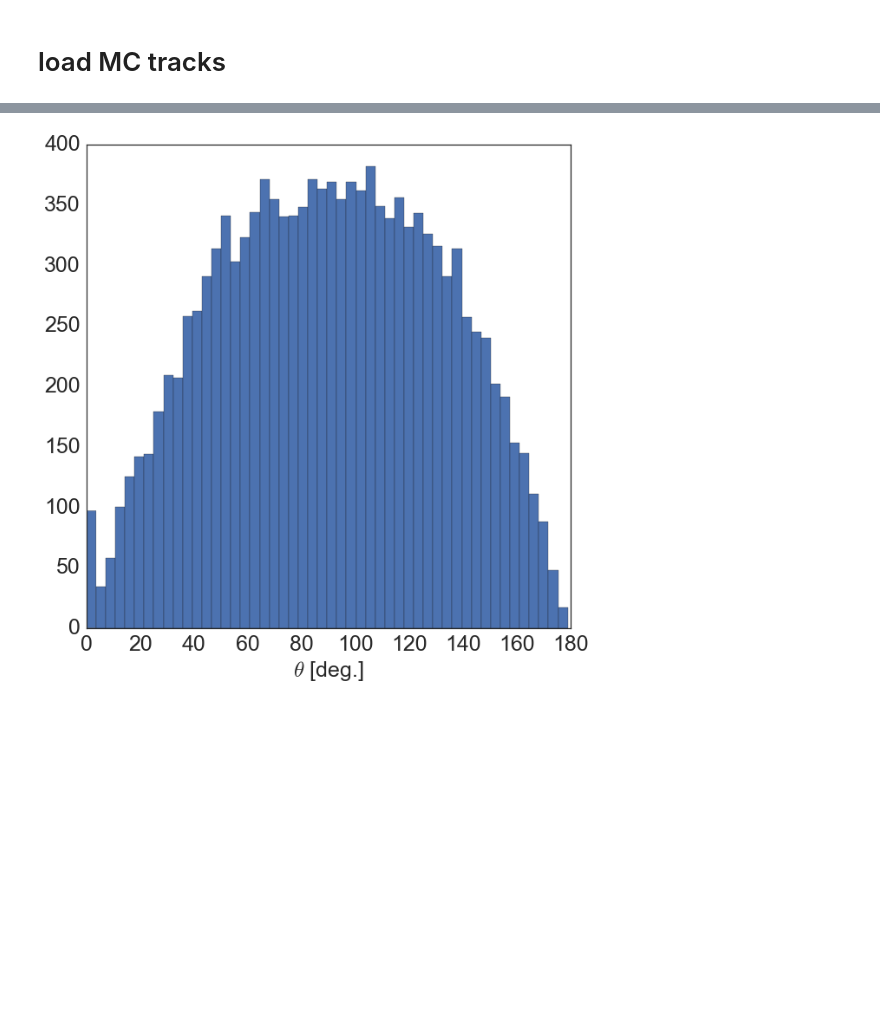
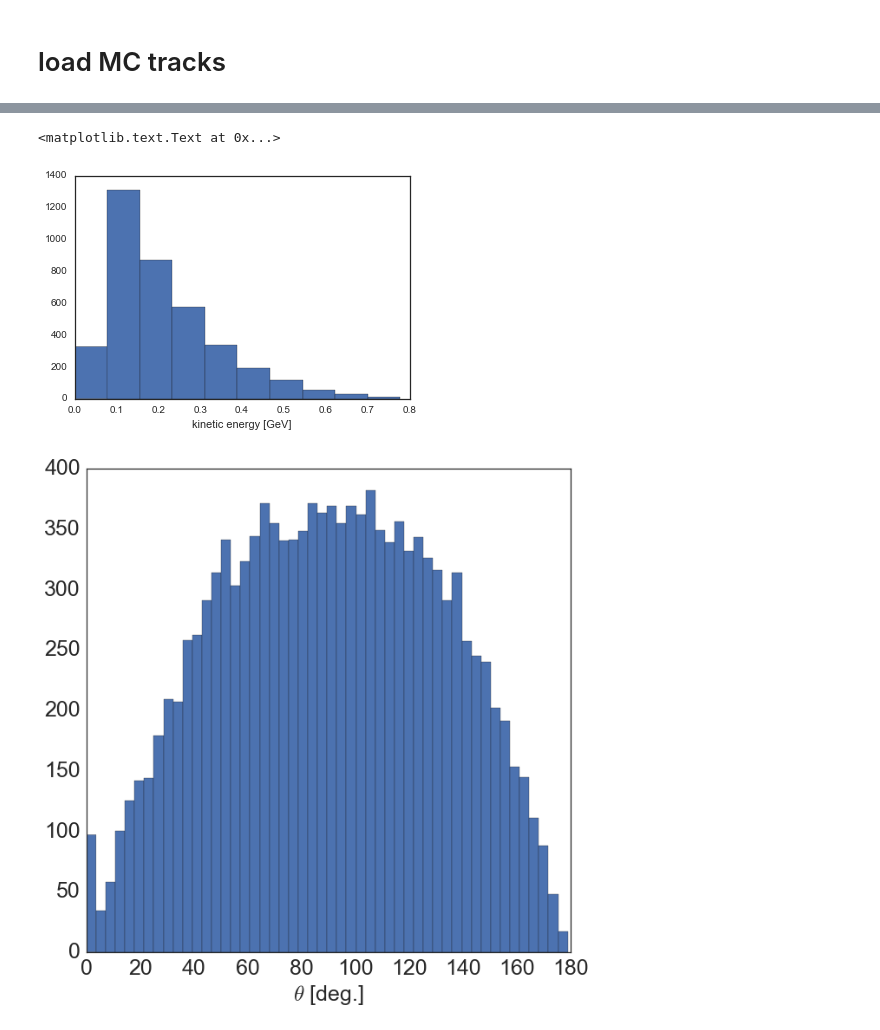
Before and after one commit to erezcoh4/AnalysisTreesInformation, a Jupyter notebook: AnaTreesPackage/notebooks/MC_SingleParticle_anatrees_plots.ipynb, the cells around one changed output, grey strips where cells are left out. Cells and saved outputs as stored; diff of their text form; code cells hidden in the pictures; blank space fills up the shorter version.

```diff
--- a/AnaTreesPackage/notebooks/MC_SingleParticle_anatrees_plots.ipynb
+++ b/AnaTreesPackage/notebooks/MC_SingleParticle_anatrees_plots.ipynb
@@ -32,3 +57,9 @@ MC_gen_protons[MC_gen_protons.pdg==2212]
+# %%
+plt.hist(MC_gen_protons.Eng-0.938)
+plt.xlabel('kinetic energy [GeV]')
+# %% [output]
+<matplotlib.text.Text at 0x...>
+[figure, added]
 # %%
 pt.plot_1d_hist(180/3.1415*MC_protons.truth_theta,bins=50,histtype='bar',xlabel='$\\theta$ [deg.]')
 # %% [output]
```
Also changed, not shown: parts of 6 cells of this notebook, 3 other files.
